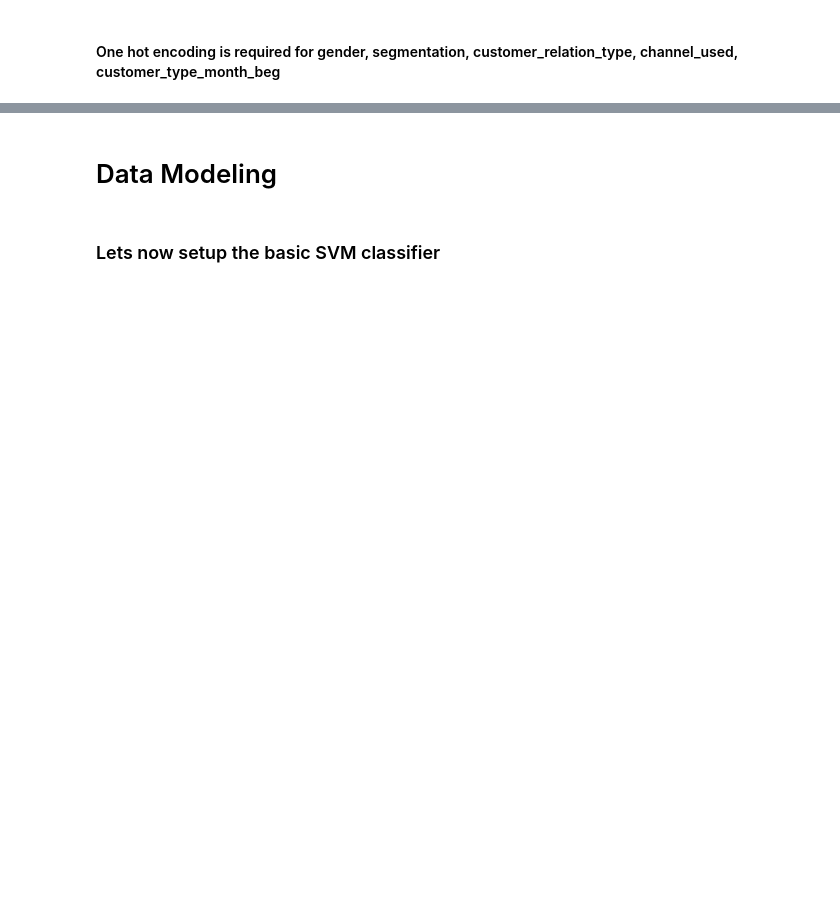
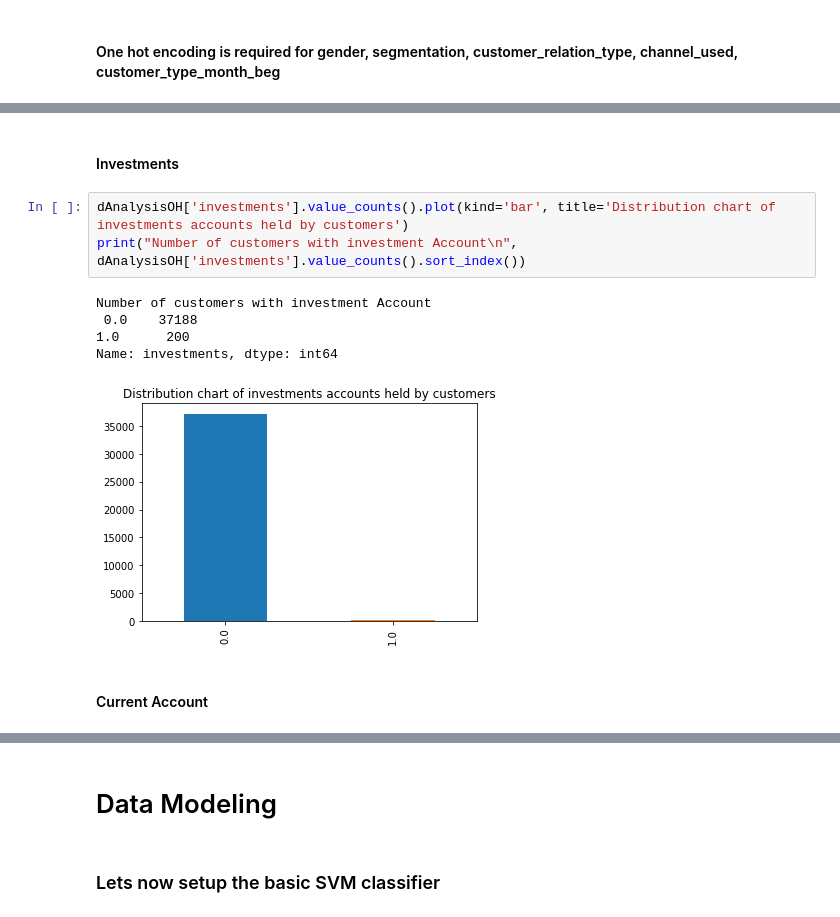
Before and after one commit to yilingzeroone/KE5206CI_CA1SVM, a Jupyter notebook: CA2.ipynb, the cells around one changed output, grey strips where cells are left out. Saved outputs shown, nothing was run; the diff lists cells and outputs as text; blank space fills up the shorter version.

```diff
--- a/CA2.ipynb
+++ b/CA2.ipynb
@@ -227,0 +283,13 @@ dAnalysisOH_scaled['segmentation_label'].value_counts().sort_index().plot(kind='
+# %% [markdown]
+#### Investments
+# %%
+dAnalysisOH['investments'].value_counts().plot(kind='bar', title='Distribution chart of investments accounts held by customers')
+print("Number of customers with investment Account\n", dAnalysisOH['investments'].value_counts().sort_index())
+# %% [output]
+Number of customers with investment Account
+ 0.0    37188
+1.0      200
+Name: investments, dtype: int64
+[figure, added]
+# %% [markdown]
+#### Current Account
```
Also changed, not shown: parts of 98 cells of this notebook.
